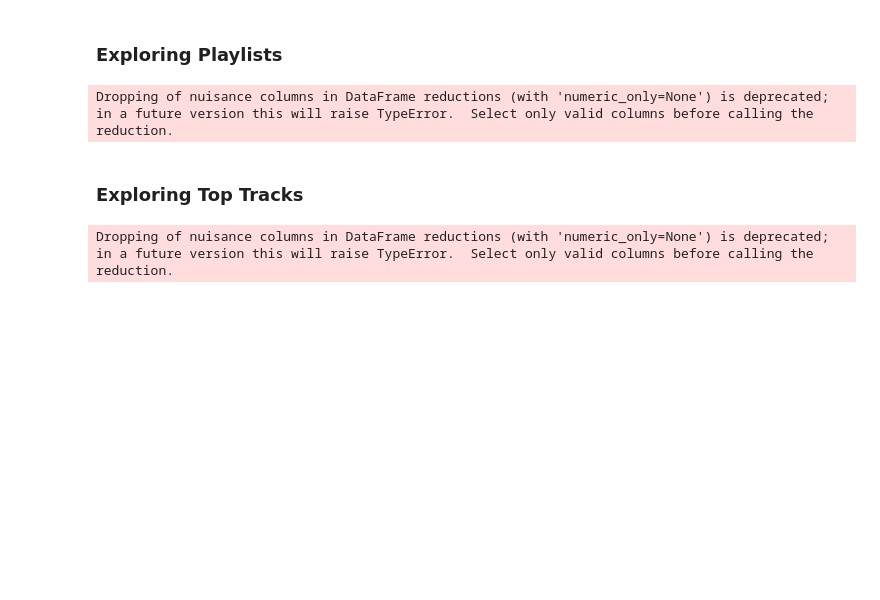
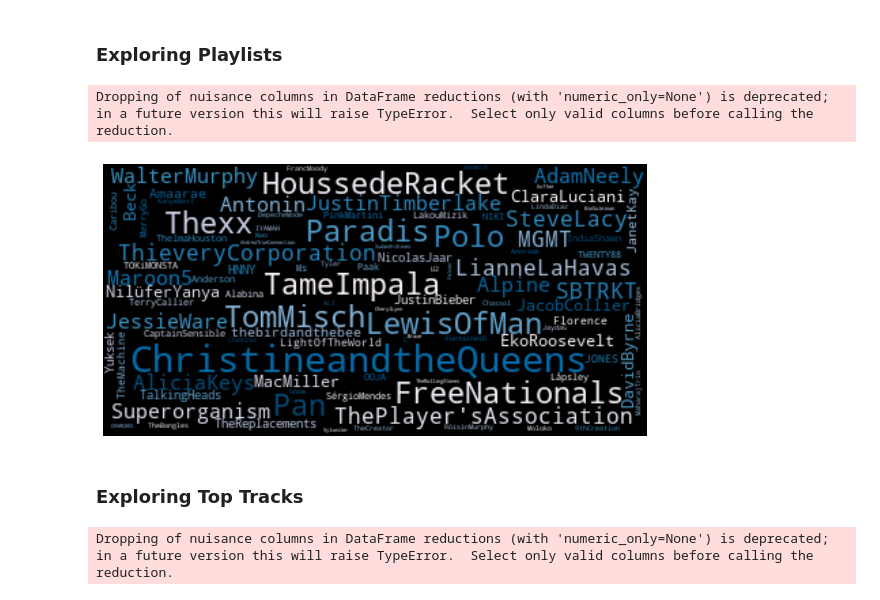
Before and after one commit to emileDesmaili/spotify_ml, a Jupyter notebook: EDA.ipynb, the cells around one changed output. Drawn from its saved outputs; the diff is of its cells as text; code cells hidden in the pictures; blank space fills up the shorter version.

```diff
--- a/EDA.ipynb
+++ b/EDA.ipynb
@@ -56,8 +60,17 @@ Boy (Remastered)
+# %%
+def get_wordcloud(df):
+    text = " ".join(i for i in df['artist'].str.replace(' ',''))
+    stopwords = list(set(STOPWORDS))
+    wordcloud = WordCloud(stopwords=stopwords, background_color="black", colormap='PuBu').generate(text)
+    plt.figure( figsize=(10,5))
+    plt.imshow(wordcloud, interpolation='bilinear')
+    plt.axis("off")
+    plt.show()
 # %% [markdown]
 ### Exploring Playlists
 # %%
 playlists = sp.current_user_playlists()
-pl = playlists['items'][2] #first playlist
+pl = playlists['items'][0] #playlist index
 playlist_id = pl['id']
 # %%
 def get_playlist_tracks(playlist_id):
@@ -117,6 +130,10 @@ fig = px.bar_polar(radar_df, r=radar_df.values, theta=radar_df.index,
                     template='plotly_dark')
 
 fig.show()
+# %%
+get_wordcloud(playlist_df)
+# %% [output]
+[figure, added]
 # %% [markdown]
 ### Exploring Top Tracks
 # %%
```
Also changed, not shown: parts of 3 cells of this notebook.
